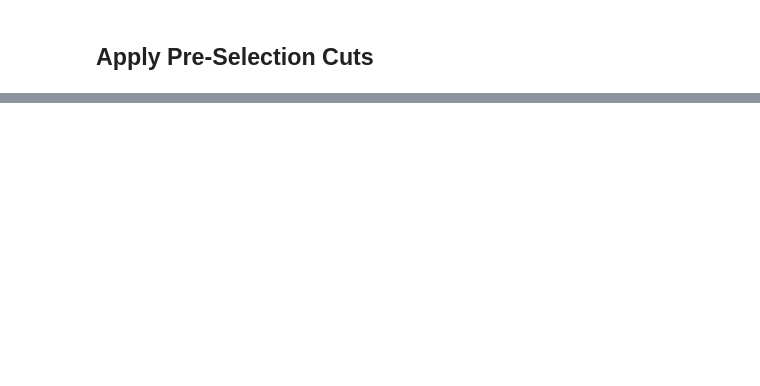
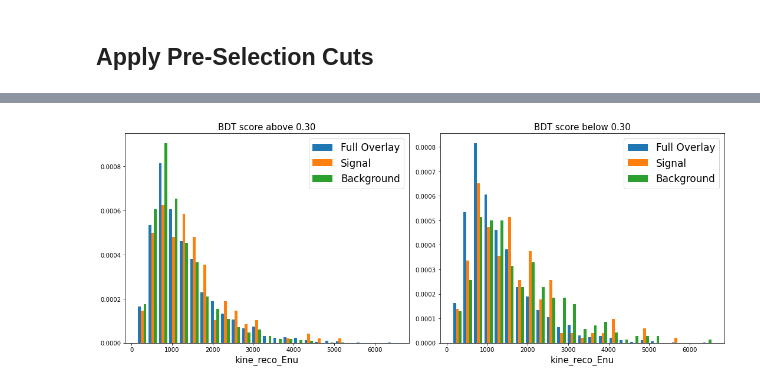
Before and after one commit to mrguzzo/AntinueXSec_WireCell, a Jupyter notebook: antinue.ipynb, the cells around one changed output, grey strips where cells are left out. Cells and saved outputs as stored; diff of their text form; code cells hidden in the pictures; blank space fills up the shorter version.

```diff
--- a/antinue.ipynb
+++ b/antinue.ipynb
@@ -1209,0 +1402,31 @@ plt.show()
+# %%
+# plot energy distribution for nue and antinue for above and below cut
+
+var = 'kine_reco_Enu' # truth_energyInside
+
+hist_list_above = [df_overlay[var], df_above_sig[var], df_above_bkg[var]]
+hist_list_below = [df_overlay[var], df_below_sig[var], df_below_bkg[var]]
+label_list = ['Full Overlay', 'Signal', 'Background']
+
+plt.close()
+plt.figure(figsize=(15,6))
+
+plt.subplot(121)
+plt.hist(hist_list_below, label=label_list, bins=25, density=True)
+plt.legend(loc='best', ncol=1, prop={'size': 17})
+plt.xlabel('%s' % var,fontsize=size_letter)
+plt.title('BDT score above %.2f' % antinue_score_cut, fontsize=size_letter)
+
+plt.subplot(122)
+plt.hist(hist_list_above, label=label_list, bins=25, density=True)
+plt.legend(loc='best', ncol=1, prop={'size': 17})
+plt.xlabel('%s' % var, fontsize=size_letter)
+plt.title('BDT score below %.2f' % antinue_score_cut, fontsize=size_letter)
+
+plt.tight_layout()
+plt.show()
+
+# Comments: this plot shows if our bdt score cut changes the energy distribution of our selected sample
+#           it looks like it's all good, the overall shape remains the same
+# %% [output]
+[figure, added]
```
Also changed, not shown: parts of 52 cells of this notebook.
